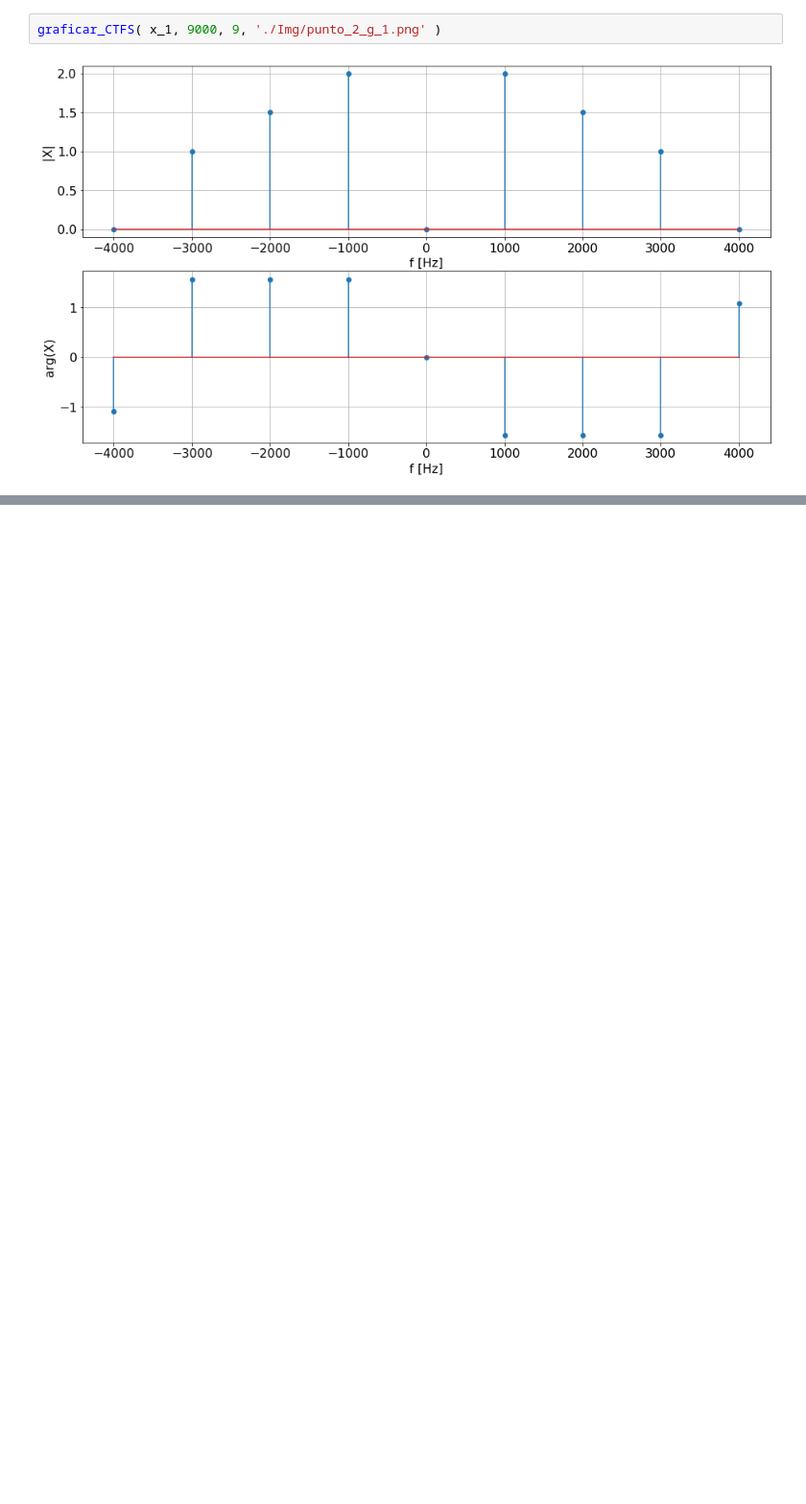
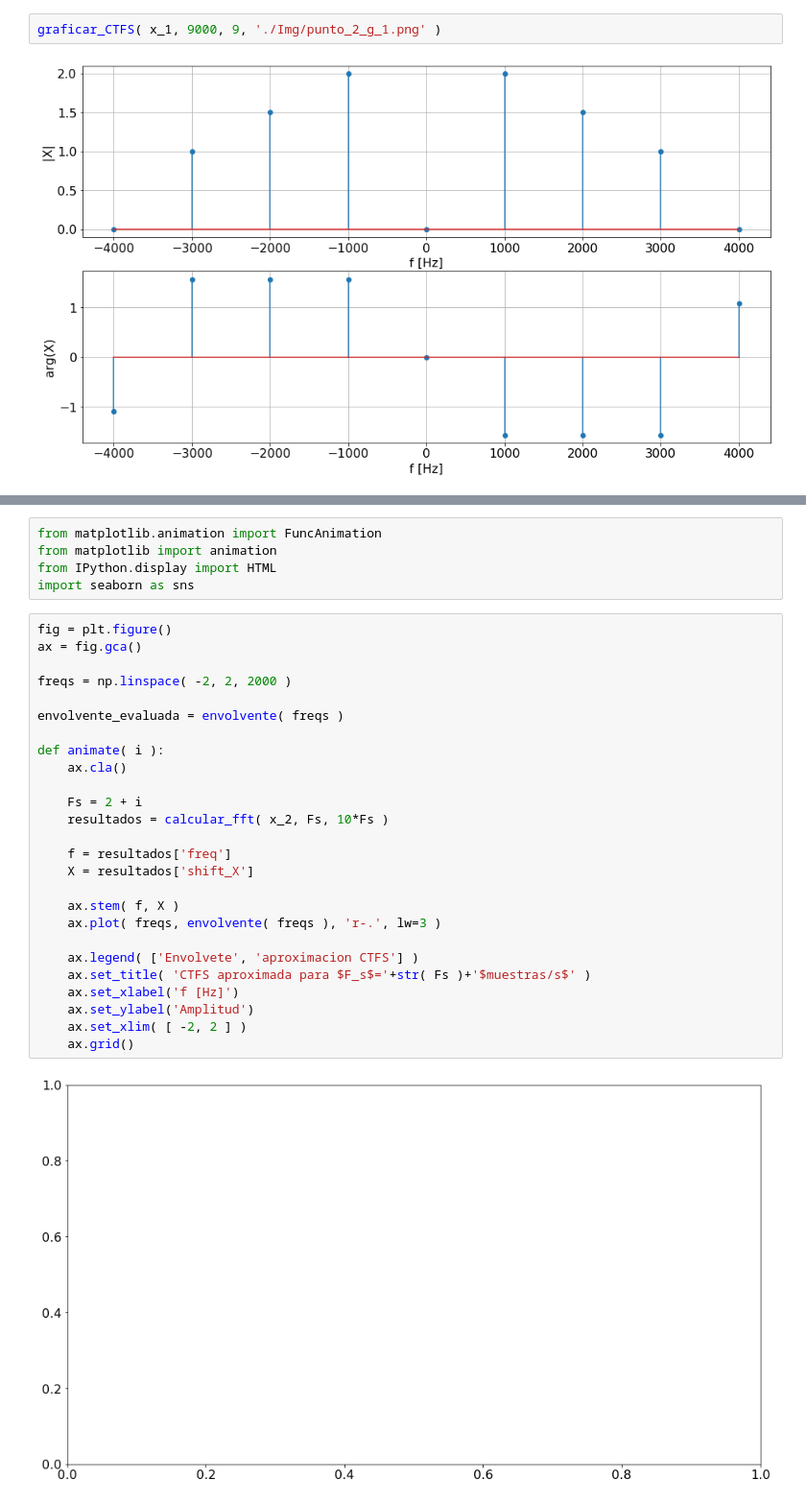
Before and after one commit to LautaroAndresSaez/Codigos_DSP, a Jupyter notebook: 02-Continua-Periodica.ipynb, the cells around one changed output, grey strips where cells are left out. Shown: that part at 96% size. Saved outputs shown, nothing was run; the diff lists cells and outputs as text; blank space fills up the shorter version.

```diff
--- a/02-Continua-Periodica.ipynb
+++ b/02-Continua-Periodica.ipynb
@@ -104,0 +118,33 @@ graficar_CTFS( x_2, 20, 200, './Img/punto_2_g_2.png' )
+# %%
+from matplotlib.animation import FuncAnimation
+from matplotlib import animation
+from IPython.display import HTML
+import seaborn as sns
+# %%
+fig = plt.figure()
+ax = fig.gca()
+
+freqs = np.linspace( -2, 2, 2000 )
+
+envolvente_evaluada = envolvente( freqs )
+
+def animate( i ):
+    ax.cla()
+
+    Fs = 2 + i
+    resultados = calcular_fft( x_2, Fs, 10*Fs )
+
+    f = resultados['freq']
+    X = resultados['shift_X']
+
+    ax.stem( f, X )
+    ax.plot( freqs, envolvente( freqs ), 'r-.', lw=3 )
+
+    ax.legend( ['Envolvete', 'aproximacion CTFS'] )
+    ax.set_title( 'CTFS aproximada para $F_s$='+str( Fs )+'$muestras/s$' )
+    ax.set_xlabel('f [Hz]')
+    ax.set_ylabel('Amplitud')
+    ax.set_xlim( [ -2, 2 ] )
+    ax.grid()
+# %% [output]
+[figure, added]
```
Also changed, not shown: parts of 5 cells of this notebook, 12 other files.
